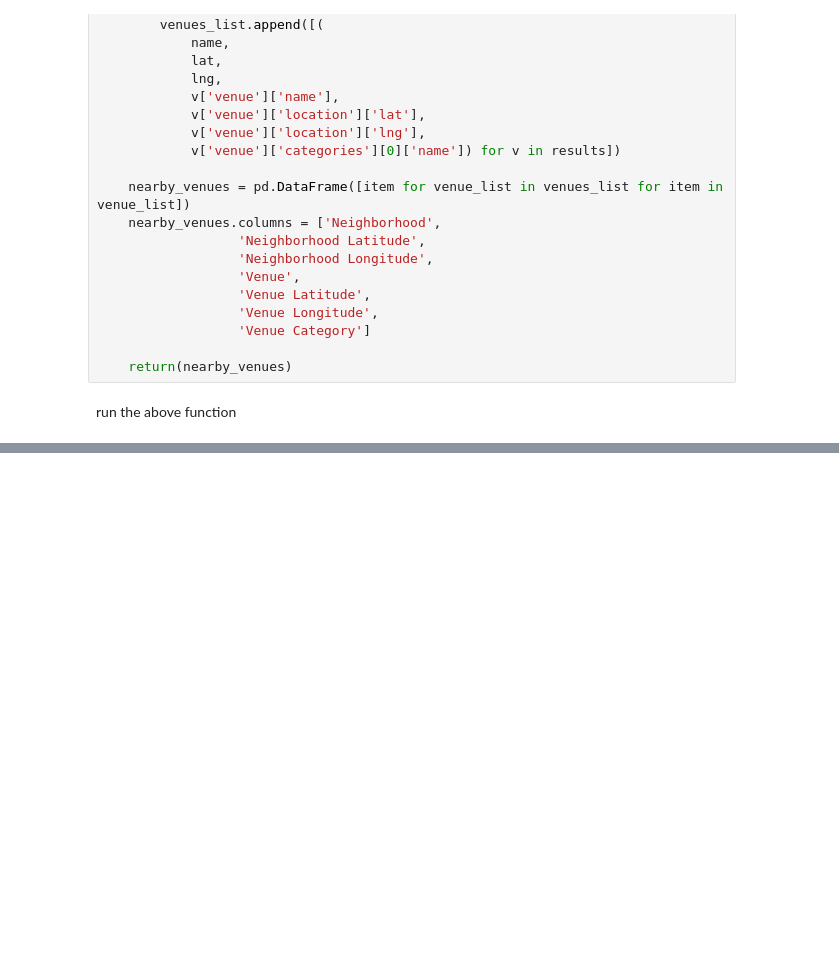
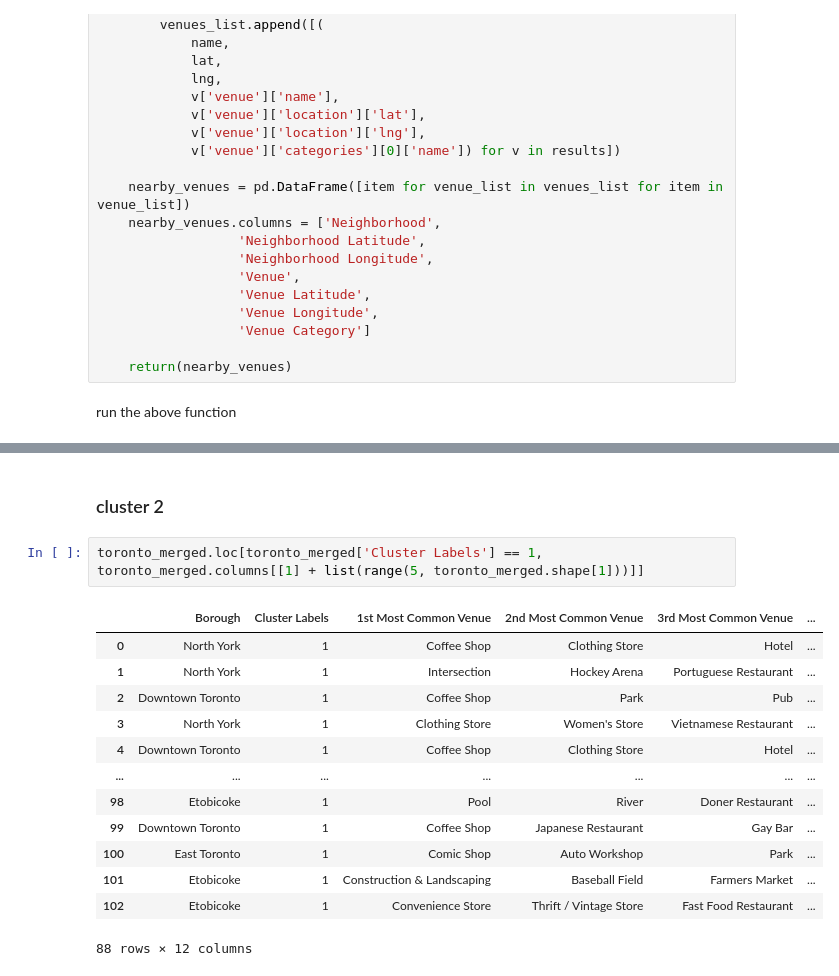
Before and after one commit to faxmaskinen/Hello-world, a Jupyter notebook: Scripts/Segmenting and Clustering Neighborhoods in Toronto.ipynb, the cells around one changed output, grey strips where cells are left out. Cells and saved outputs as stored; diff of their text form; blank space fills up the shorter version.

```diff
--- a/Scripts/Segmenting and Clustering Neighborhoods in Toronto.ipynb
+++ b/Scripts/Segmenting and Clustering Neighborhoods in Toronto.ipynb
@@ -446,0 +701,18 @@ There are 281 uniques categories.
+# %% [markdown]
+### cluster 2
+# %%
+toronto_merged.loc[toronto_merged['Cluster Labels'] == 1, toronto_merged.columns[[1] + list(range(5, toronto_merged.shape[1]))]]
+# %% [output]
+|  | Borough | Cluster Labels | 1st Most Common Venue | 2nd Most Common Venue | 3rd Most Common Venue | ... |
+| 0 | North York | 1 | Coffee Shop | Clothing Store | Hotel | ... |
+| 1 | North York | 1 | Intersection | Hockey Arena | Portuguese Restaurant | ... |
+| 2 | Downtown Toronto | 1 | Coffee Shop | Park | Pub | ... |
+| 3 | North York | 1 | Clothing Store | Women's Store | Vietnamese Restaurant | ... |
+| 4 | Downtown Toronto | 1 | Coffee Shop | Clothing Store | Hotel | ... |
+| ... | ... | ... | ... | ... | ... | ... |
+| 98 | Etobicoke | 1 | Pool | River | Doner Restaurant | ... |
+| 99 | Downtown Toronto | 1 | Coffee Shop | Japanese Restaurant | Gay Bar | ... |
+| 100 | East Toronto | 1 | Comic Shop | Auto Workshop | Park | ... |
+| 101 | Etobicoke | 1 | Construction & Landscaping | Baseball Field | Farmers Market | ... |
+| 102 | Etobicoke | 1 | Convenience Store | Thrift / Vintage Store | Fast Food Restaurant | ... |
+88 rows × 12 columns
```
Also changed, not shown: parts of 34 cells of this notebook.
